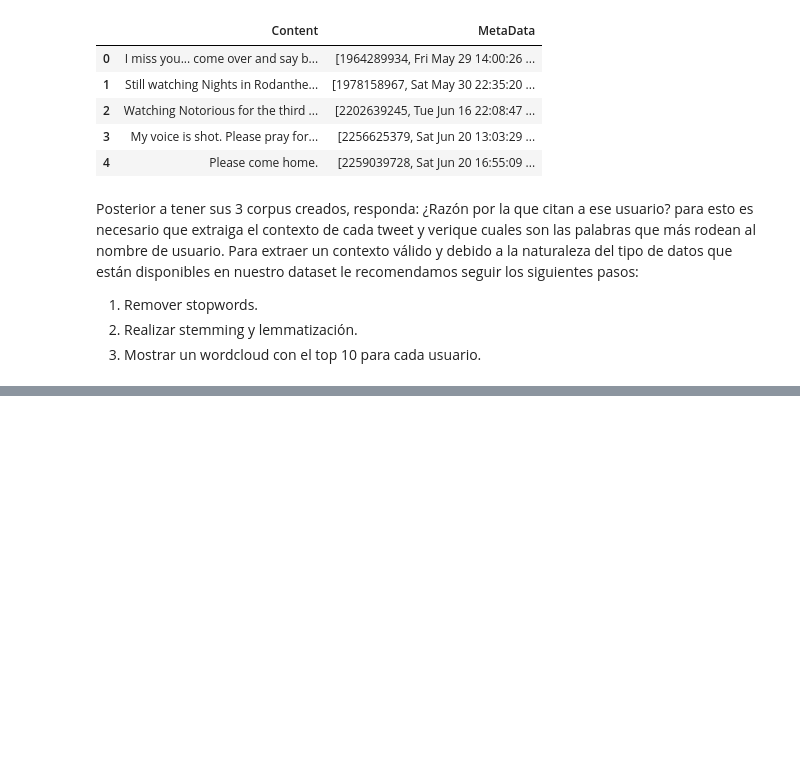
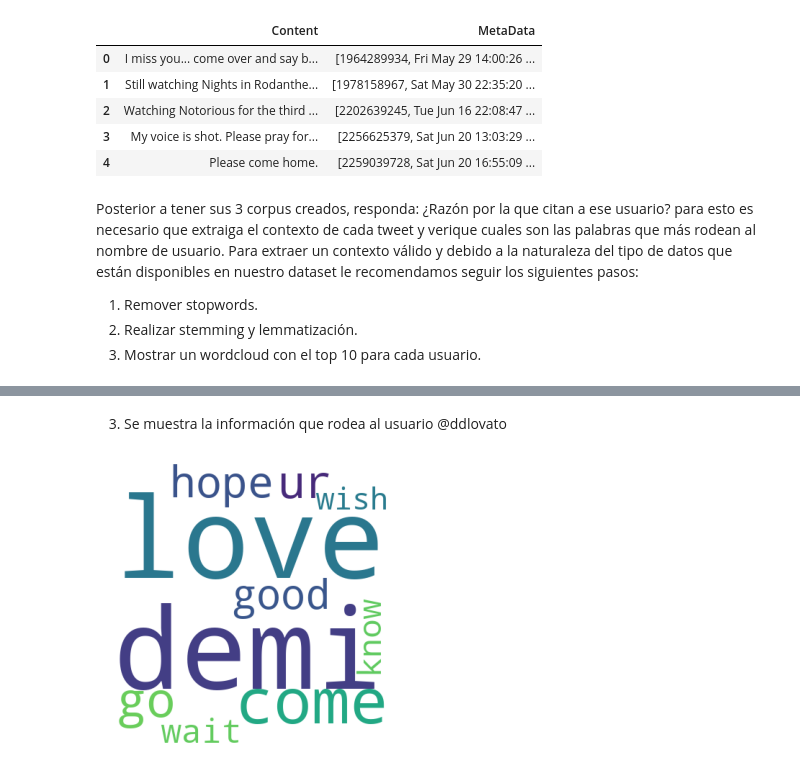
Before and after one commit to jonathanDeLeonGES/jupyterNotebooks, a Jupyter notebook: Hojas de Trabajo Text Mining/Hoja de Trabajo #3 - Text Mining & Image Recognition .ipynb, the cells around one changed output, grey strips where cells are left out. Cells and saved outputs as stored; diff of their text form; code cells hidden in the pictures; blank space fills up the shorter version.

```diff
--- a/Hojas de Trabajo Text Mining/Hoja de Trabajo #3 - Text Mining & Image Recognition .ipynb
+++ b/Hojas de Trabajo Text Mining/Hoja de Trabajo #3 - Text Mining & Image Recognition .ipynb
@@ -306,0 +376,6 @@ Posterior a tener sus 3 corpus creados, responda: ¿Razón por la que citan a es
+# %% [markdown]
+3. Se muestra la información que rodea al usuario @ddlovato
+# %%
+wordCloudUser(Ddlovato_Corps)
+# %% [output]
+[figure, added]
```
Also changed, not shown: parts of 6 cells of this notebook.
